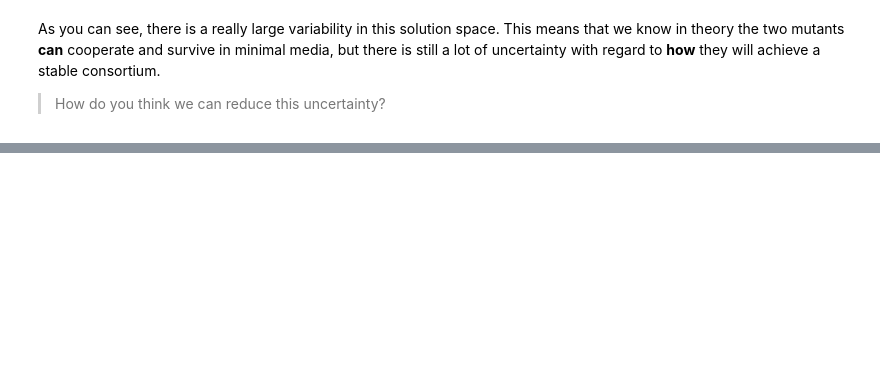
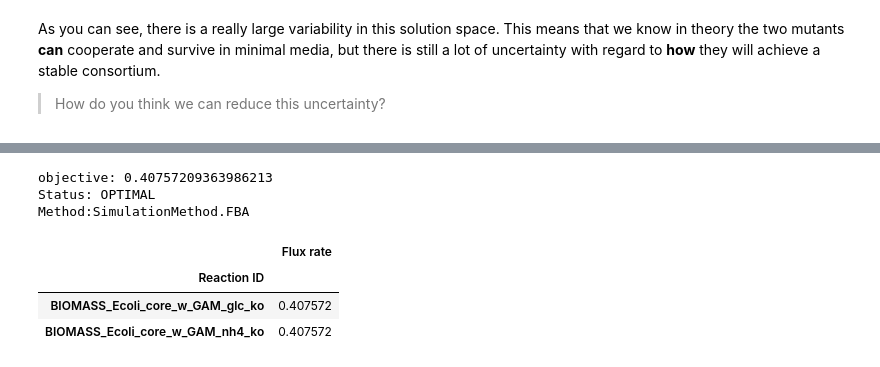
Before and after one commit to vmspereira/ELIXIR-2023, a Jupyter notebook: notebooks/community.ipynb, the cells around one changed output, grey strips where cells are left out. Drawn from its saved outputs; the diff is of its cells as text; code cells hidden in the pictures; blank space fills up the shorter version.

```diff
--- a/notebooks/community.ipynb
+++ b/notebooks/community.ipynb
@@ -172,0 +356,12 @@ As you can see, there is a really large variability in this solution space. This
+# %%
+solution = sim.simulate()
+print(solution)
+solution.find('BIOM')
+# %% [output]
+objective: 0.40757209363986213
+Status: OPTIMAL
+Method:SimulationMethod.FBA
+|  | Flux rate |
+| Reaction ID |  |
+| BIOMASS_Ecoli_core_w_GAM_glc_ko | 0.407572 |
+| BIOMASS_Ecoli_core_w_GAM_nh4_ko | 0.407572 |
```
Also changed, not shown: parts of 47 cells of this notebook.
